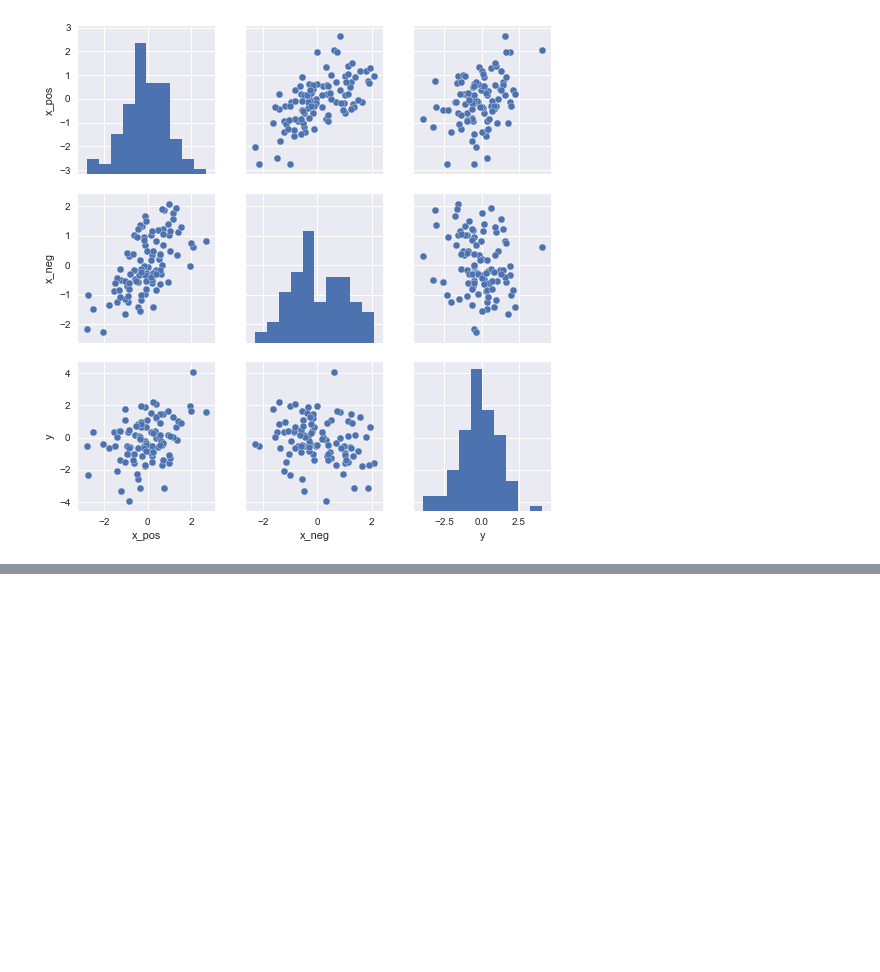
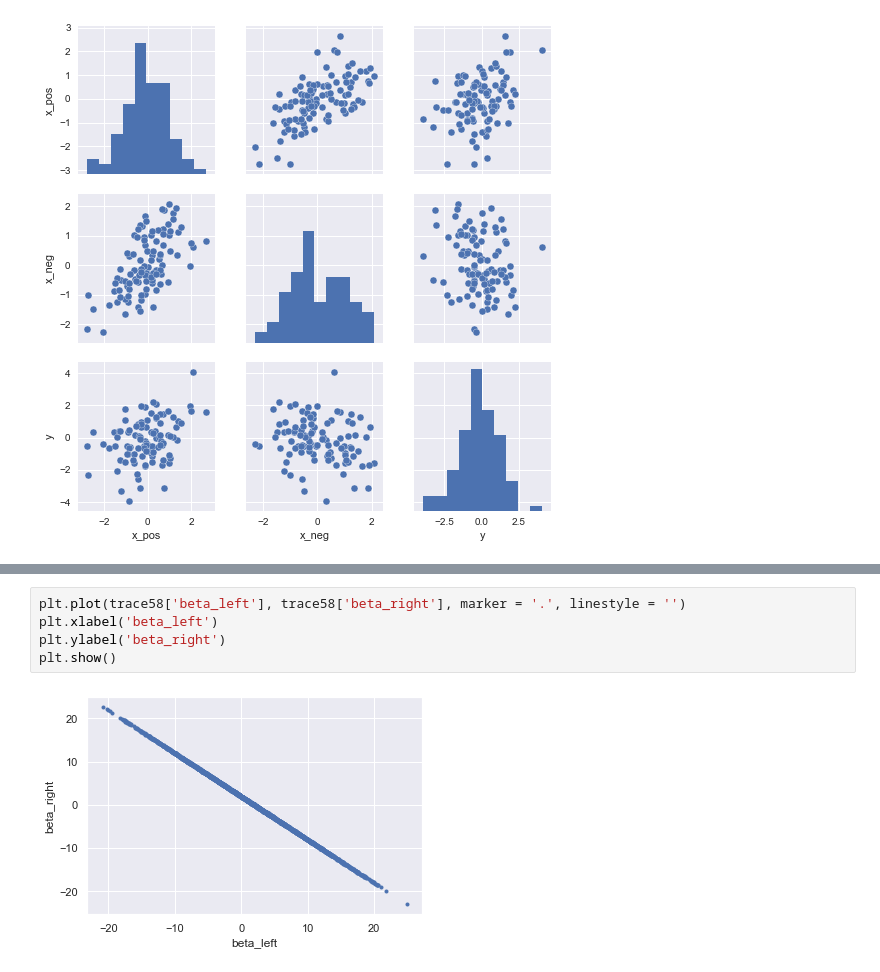
Before and after one commit to jkelley7/stat_rethinking, a Jupyter notebook: Chapter_5.ipynb, the cells around one changed output, grey strips where cells are left out. Saved outputs shown, nothing was run; the diff lists cells and outputs as text; blank space fills up the shorter version.

```diff
--- a/Chapter_5.ipynb
+++ b/Chapter_5.ipynb
@@ -565,0 +625,7 @@ plt.show()
+# %%
+plt.plot(trace58['beta_left'], trace58['beta_right'], marker = '.', linestyle = '')
+plt.xlabel('beta_left')
+plt.ylabel('beta_right')
+plt.show()
+# %% [output]
+[figure, added]
```
Also changed, not shown: parts of 25 cells of this notebook.
